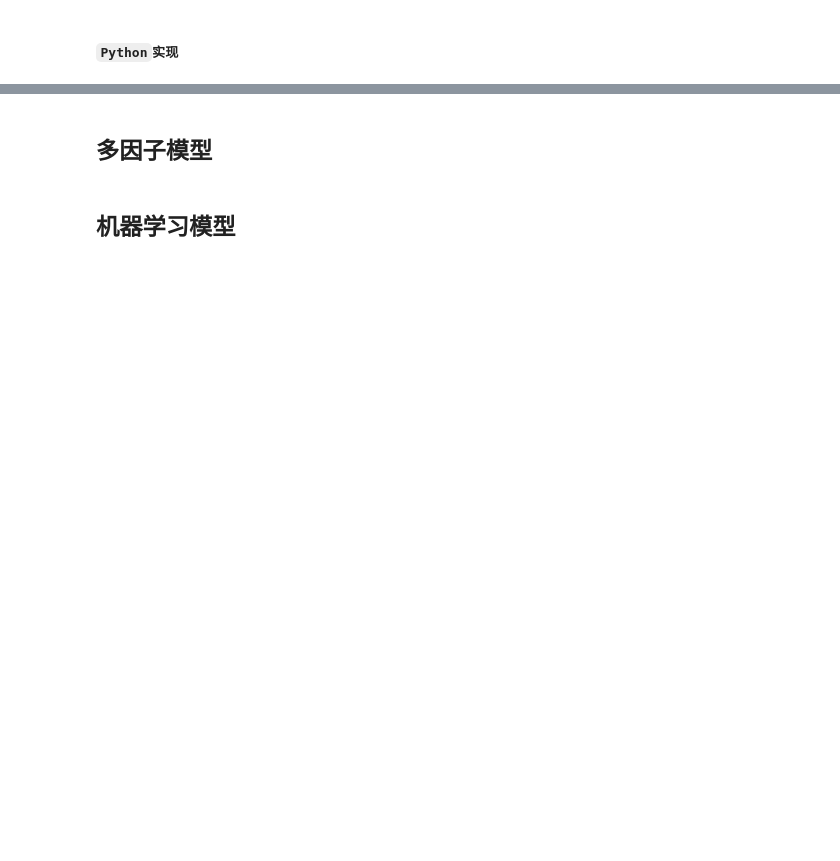
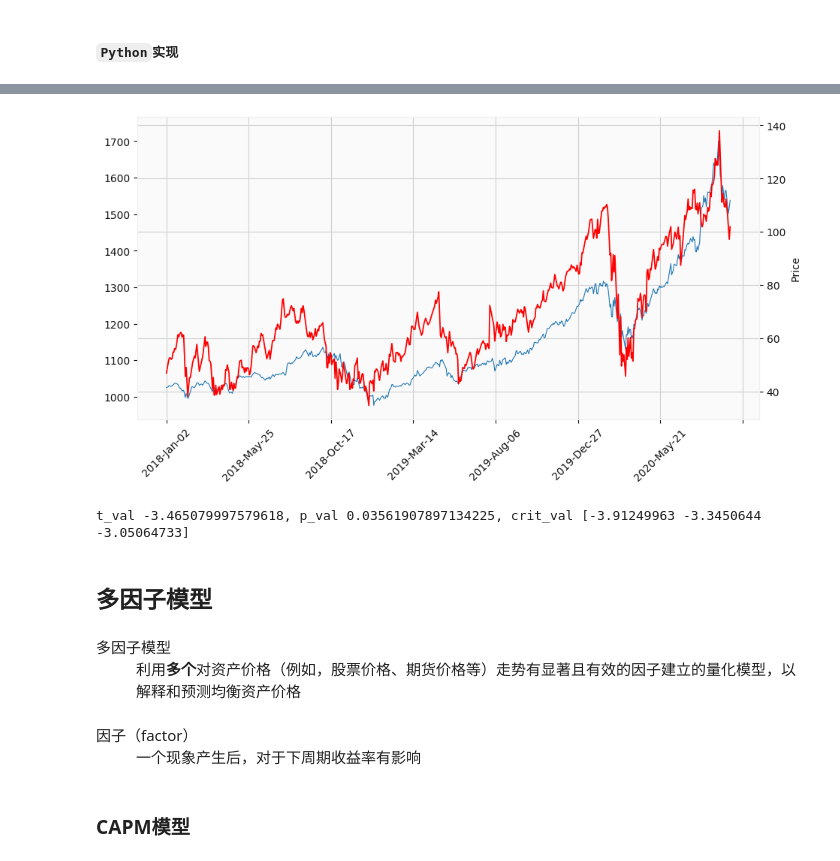
Before and after one commit to christinemu/quant-trading, a Jupyter notebook: tradingModels.ipynb, the cells around one changed output, grey strips where cells are left out. Cells and saved outputs as stored; diff of their text form; code cells hidden in the pictures; blank space fills up the shorter version.

```diff
--- a/tradingModels.ipynb
+++ b/tradingModels.ipynb
@@ -879,0 +889,5 @@ sm.tsa.stattools.coint(y0, y1)
+# %%
+retAapl = web.DataReader('AAPL',start=datetime(2018,1,1),end=(datetime(2020,9,23)),data_source='stooq')
+retAapl.head()
+retGoog = web.DataReader('GOOG',start=datetime(2018,1,1),end=(datetime(2020,9,23)),data_source='stooq')
+retGoog.head()
@@ -879,0 +909,5 @@ sm.tsa.stattools.coint(y0, y1)
+# %%
+retAapl.sort_index(inplace=True)
+retAapl.head()
+retGoog.sort_index(inplace=True)
+retGoog.head()
@@ -880,4 +929,24 @@ sm.tsa.stattools.coint(y0, y1)
+# %%
+subfig = mpf.make_addplot(retGoog['Close'],color='red')
+mpf.plot(retAapl,type='line',style='yahoo',addplot=subfig,figratio=(12,6),figscale=1)
+# %% [output]
+[figure, added]
+# %%
+res = sm.tsa.stattools.coint(np.log(retAapl['Close']), np.log(retGoog['Close']))
+print(f't_val {res[0]}, p_val {res[1]}, crit_val {res[2]}')
+# %% [output]
+t_val -3.465079997579618, p_val 0.03561907897134225, crit_val [-3.91249963 -3.3450644  -3.05064733]
 # %% [markdown]
 ## 多因子模型
+# %% [markdown]
+<dl class="row">
+    <dt class="col-md-4">多因子模型</dt>
+    <dd class="col-md-8">利用<strong>多个</strong>对资产价格（例如，股票价格、期货价格等）走势有显著且有效的因子建立的量化模型，以解释和预测均衡资产价格</dd>
+</dl>
+# %% [markdown]
+<dl class="row">
+    <dt class="col-md-4">因子（factor）</dt>
+    <dd class="col-md-8">一个现象产生后，对于下周期收益率有影响</dd>
+</dl>
 # %% [markdown]
-## 机器学习模型
+### CAPM模型
```
Also changed, not shown: parts of 61 cells of this notebook, 1 other file.
